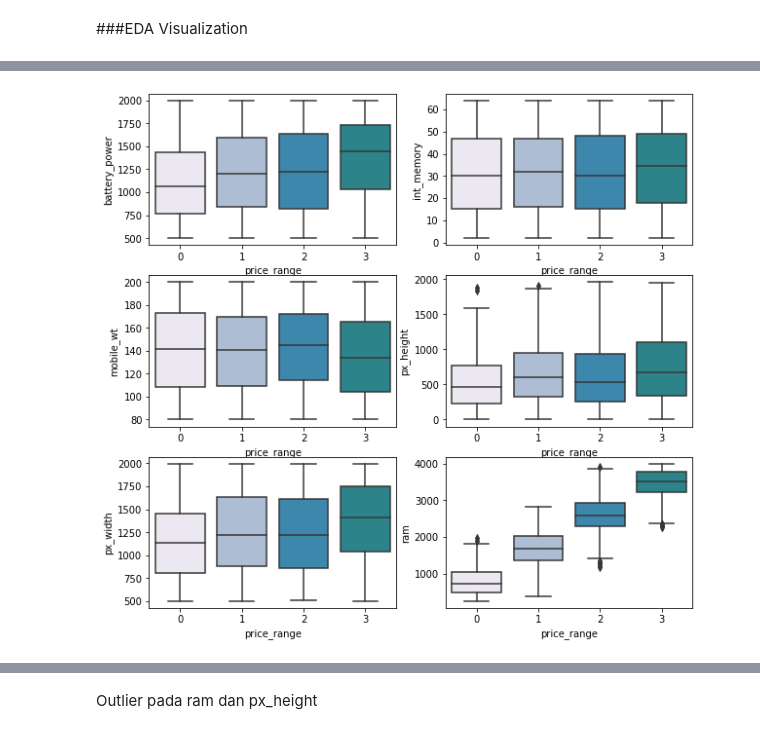
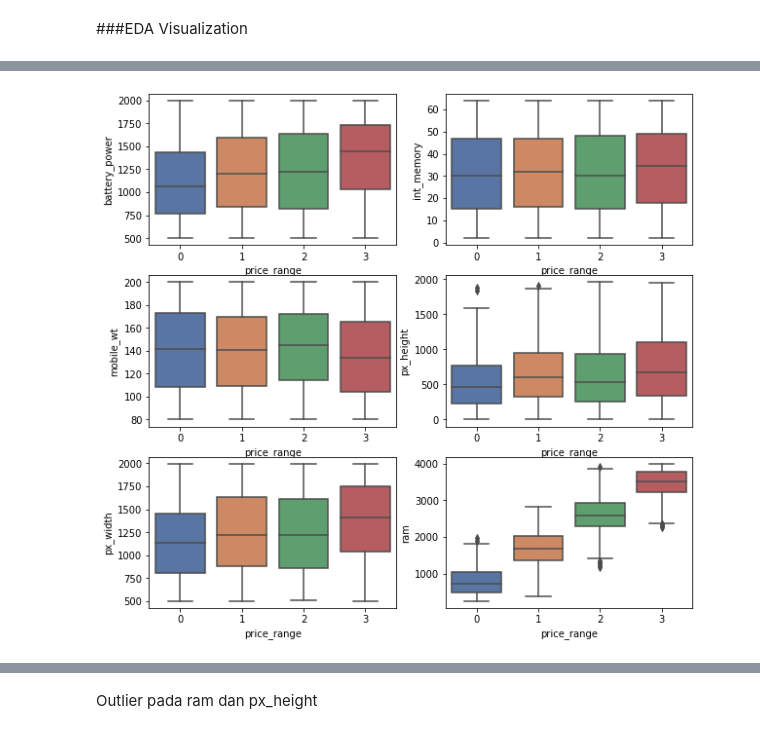
Before and after one commit to randiijulian/Final-Project-Kelompok-02-Rauzan-Sumara, a Jupyter notebook: Final_Project.ipynb, the cells around one changed output, grey strips where cells are left out. Cells and saved outputs as stored; diff of their text form; code cells hidden in the pictures.

```diff
--- a/Final_Project.ipynb
+++ b/Final_Project.ipynb
@@ -174,2 +181,11 @@ dtype: int64
 # %% [markdown]
 ###EDA Visualization
+# %%
+# Analysis to check outlier in categorical values
+i = 1
+plt.figure(figsize = (20,25))
+for feature in categorical_features:
+    plt.subplot(6,3,i)
+    sns.set_palette("deep")
+    sns.countplot(x = feature , data = home_data,hue='price_range')
+    i +=1
@@ -176,11 +194,11 @@ dtype: int64
 # %%
 #Analysis to check Outlier in Numeric Features
 i = 1
 plt.figure(figsize=(10,20))
 for feature in numeric_features:
     plt.subplot(6,2,i)
     sns.set_palette("deep")
-    sns.boxplot(x='price_range' , y=feature, data=home_data, palette=["#ece7f2", "#a6bddb", "#2b8cbe", "#1c9099"])
+    sns.boxplot(x='price_range' , y=feature, data=home_data)
     i+=1
 # %% [output]
-[figure, old version]
+[figure, new version]
```
Also changed, not shown: parts of 28 cells of this notebook.
